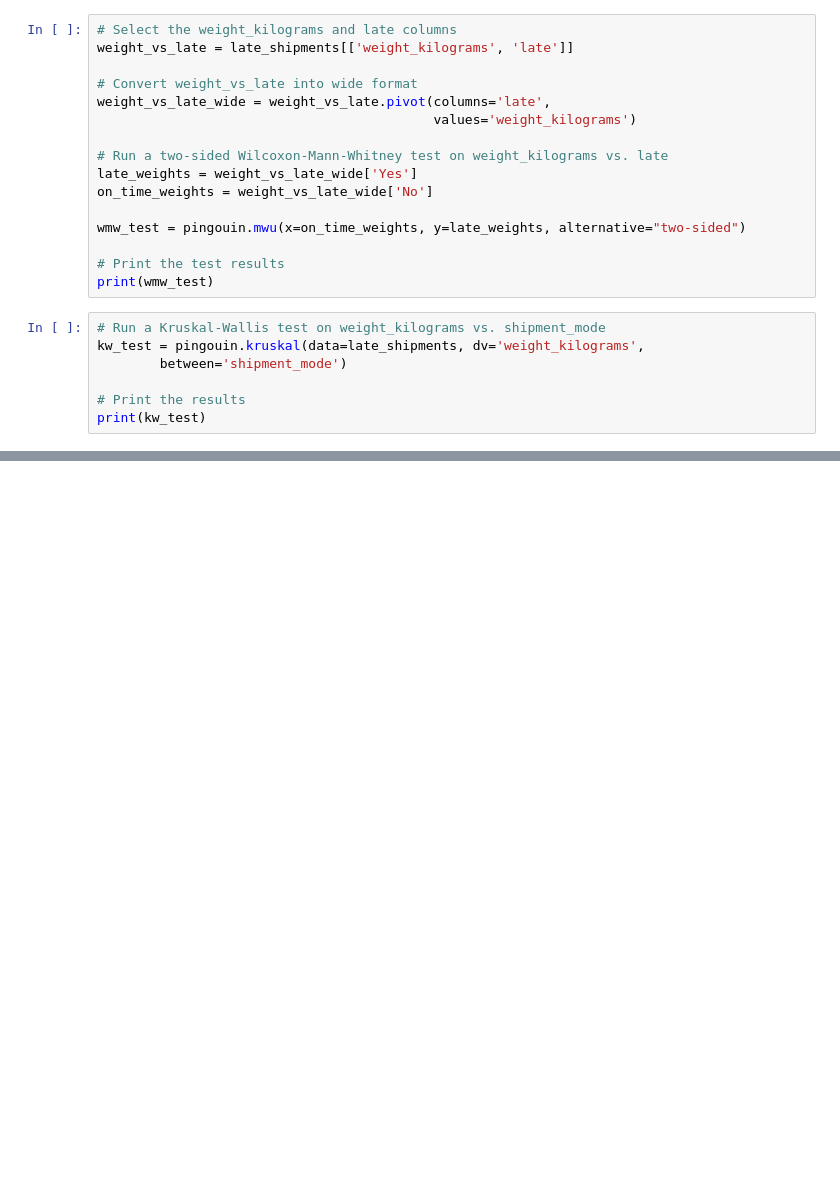
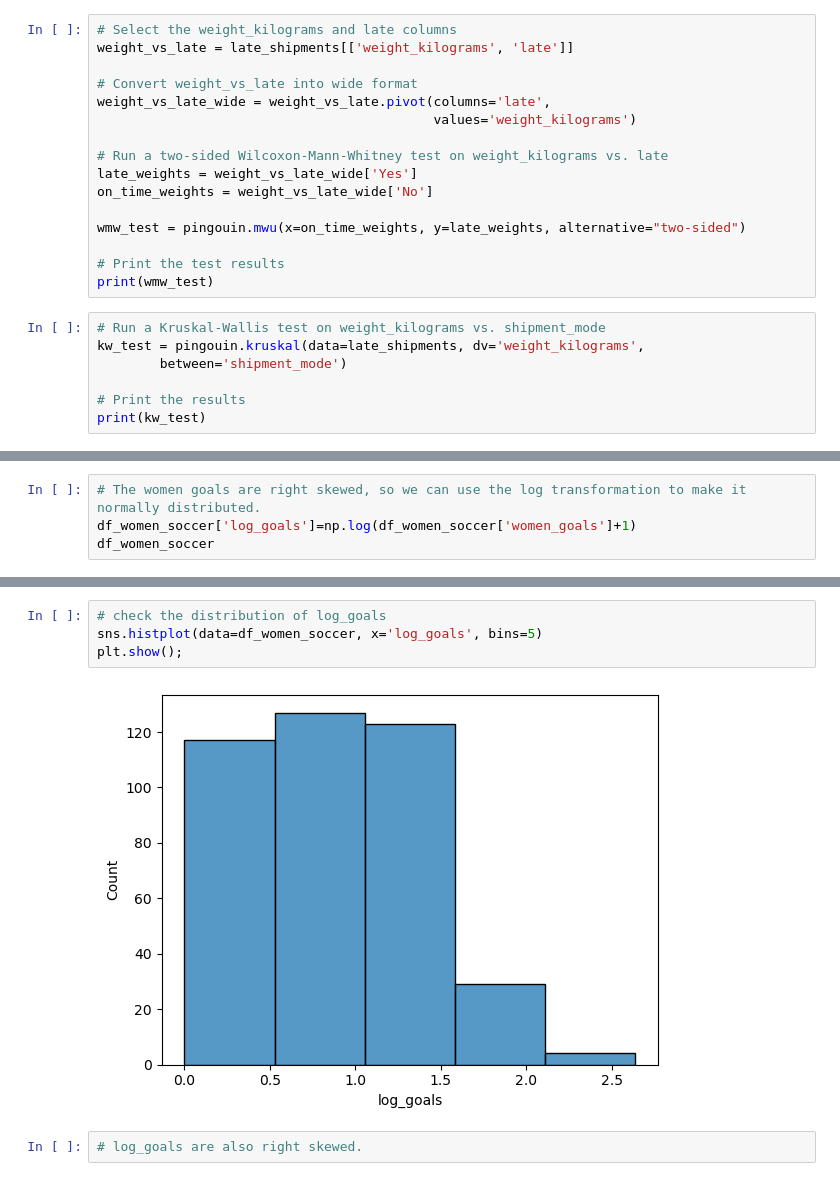
Before and after one commit to Daviedavie100/DatacampPythonDataAnalysis, a Jupyter notebook: Datacamp.ipynb, the cells around one changed output, grey strips where cells are left out. Cells and saved outputs as stored; diff of their text form; blank space fills up the shorter version.

```diff
--- a/Datacamp.ipynb
+++ b/Datacamp.ipynb
@@ -2172,0 +2307,4 @@ print(kw_test)
+# %%
+# The women goals are right skewed, so we can use the log transformation to make it normally distributed.
+df_women_soccer['log_goals']=np.log(df_women_soccer['women_goals']+1)
+df_women_soccer
@@ -2172,0 +2325,8 @@ print(kw_test)
+# %%
+# check the distribution of log_goals
+sns.histplot(data=df_women_soccer, x='log_goals', bins=5)
+plt.show();
+# %% [output]
+[figure, added]
+# %%
+# log_goals are also right skewed.
```
Also changed, not shown: parts of 13 cells of this notebook.
